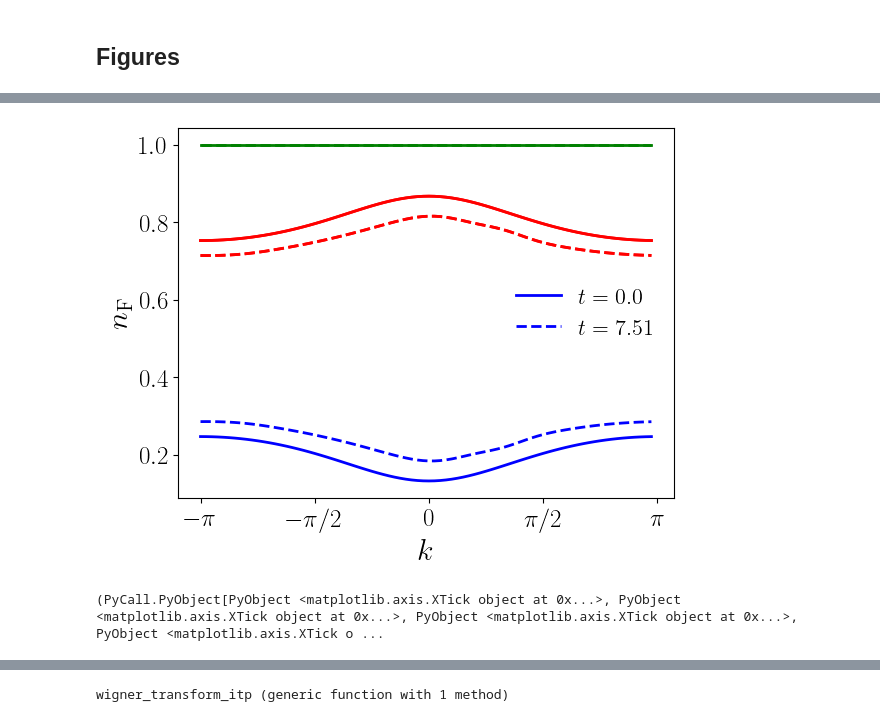
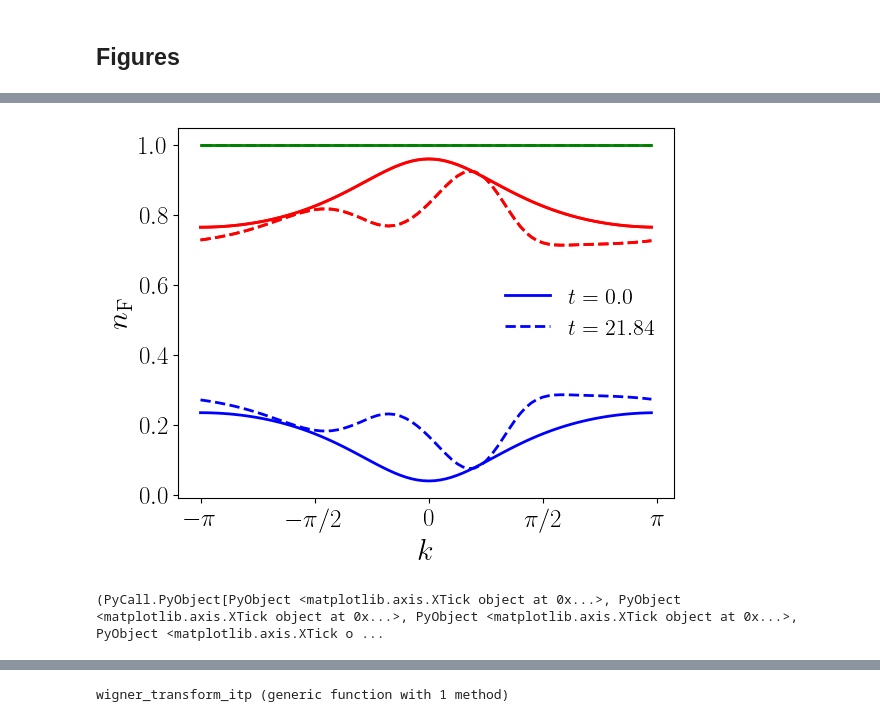
Before and after one commit to Jalil199/KBE-DrivenElectrons, a Jupyter notebook: main-rice_mele.ipynb, the cells around one changed output, grey strips where cells are left out. Cells and saved outputs as stored; diff of their text form; code cells hidden in the pictures.

```diff
--- a/main-rice_mele.ipynb
+++ b/main-rice_mele.ipynb
@@ -697,7 +734,7 @@ size(ts)
 # real.(GL_data[1,1,:,t22,t22])
 # %%
 t11 = 1
-t22 = 90#length(15)
+t22 = 137#length(15)
 sol_t1 = ts[t11]
 sol_t2 = ts[t22]
 nf_t1  = imag.(GL_data[1,1,:,t11,t11])
@@ -715,34 +752,34 @@ nf_t22  = imag.(GL_data[2,2,:,t22,t22])
 
 
 nf_t33  = imag.(GL_data[1,1,:,t11,t11]+ GL_data[2,2,:,t11,t11])
 nf_t44  = imag.(GL_data[1,1,:,t22,t22]+ GL_data[2,2,:,t22,t22])
 
 plot(ks, nf_t1; color="blue", linewidth=2, label="\$t = $(round(sol_t1, digits=2))\$", linestyle="-")
 plot(ks, nf_t2; color="blue", linewidth=2, label="\$t = $(round(sol_t2, digits=2))\$", linestyle="--")
 legend(frameon=false)
 
 
 plot(ks, nf_t11; color="red", linewidth=2, label="\$t = $(round(sol_t1, digits=2))\$", linestyle="-")
 plot(ks, nf_t22; color="red", linewidth=2, label="\$t = $(round(sol_t2, digits=2))\$", linestyle="--")
 
 plot(ks, nf_t33; color="green", linewidth=2, label="\$t = $(round(sol_t1, digits=2))\$", linestyle="-")
 plot(ks, nf_t44; color="green", linewidth=2, label="\$t = $(round(sol_t2, digits=2))\$", linestyle="--")
 
 plot(ks, nf_t11; color="red", linewidth=2, label="\$t = $(round(sol_t1, digits=2))\$", linestyle="-")
 plot(ks, nf_t22; color="red", linewidth=2, label="\$t = $(round(sol_t2, digits=2))\$", linestyle="--")
 
 
 # plot(ks, nf_t3; color="black", linewidth=2, label="\$t = $(round(sol_t1, digits=2))\$", linestyle="-")
 # plot(ks, nf_t4; color="yellow", linewidth=2, label="\$t = $(round(sol_t2, digits=2))\$", linestyle="--")
 
 
 xlabel(raw"$k$")
 ylabel(raw"$n_{\text{F}}$")
 xticks([-π, -π/2, 0, π/2, π], [L"-\pi", L"-\pi/2", L"0", L"\pi/2", L"\pi"])
 
 #tight_layout()
 # %% [output]
-[figure, old version]
+[figure, new version]
 (PyCall.PyObject[PyObject <matplotlib.axis.XTick object at 0x...>, PyObject <matplotlib.axis.XTick object at 0x...>, PyObject <matplotlib.axis.XTick object at 0x...>, PyObject <matplotlib.axis.XTick o ...
 # %%
 #GL_data[10,10]
```
Also changed, not shown: parts of 20 cells of this notebook, 5 other files.
